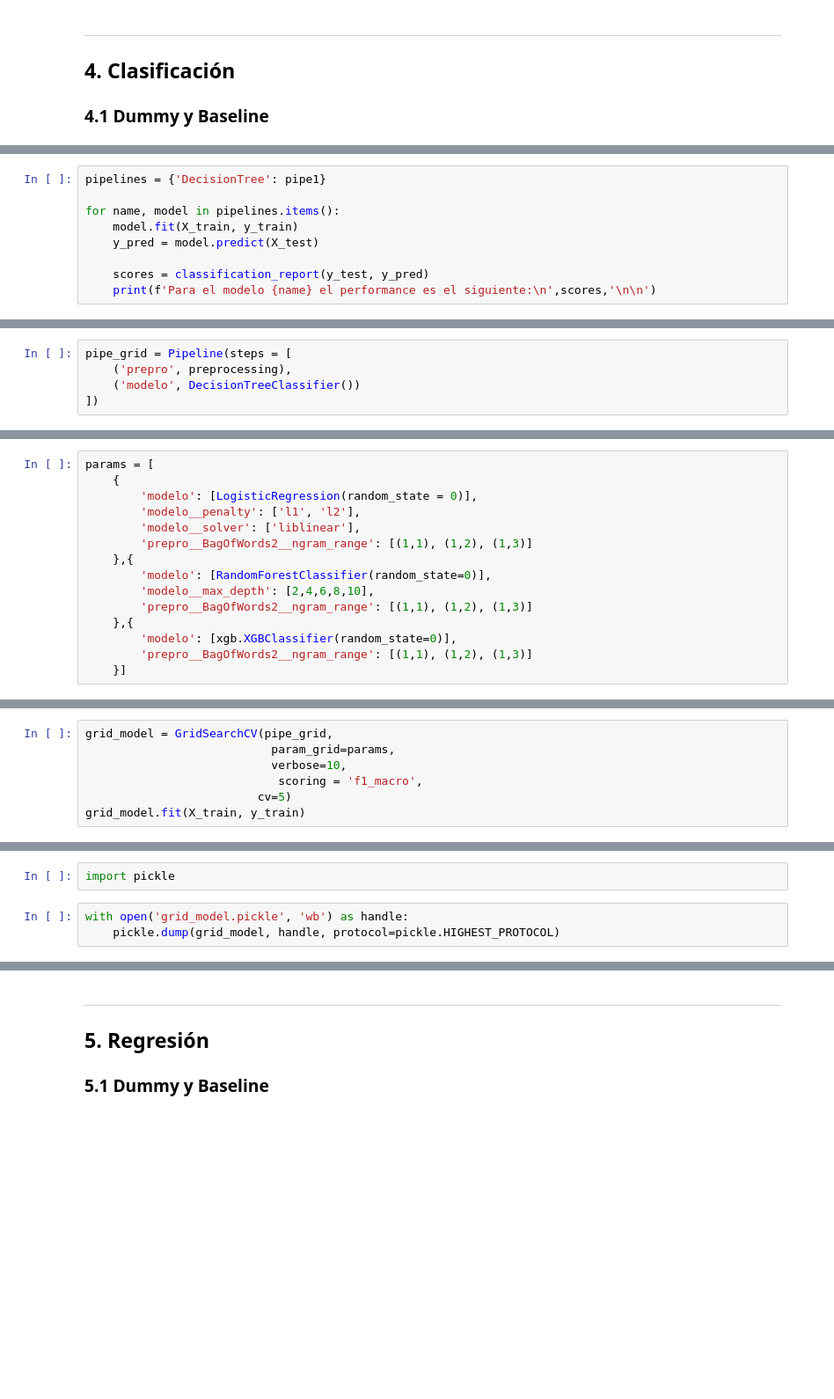
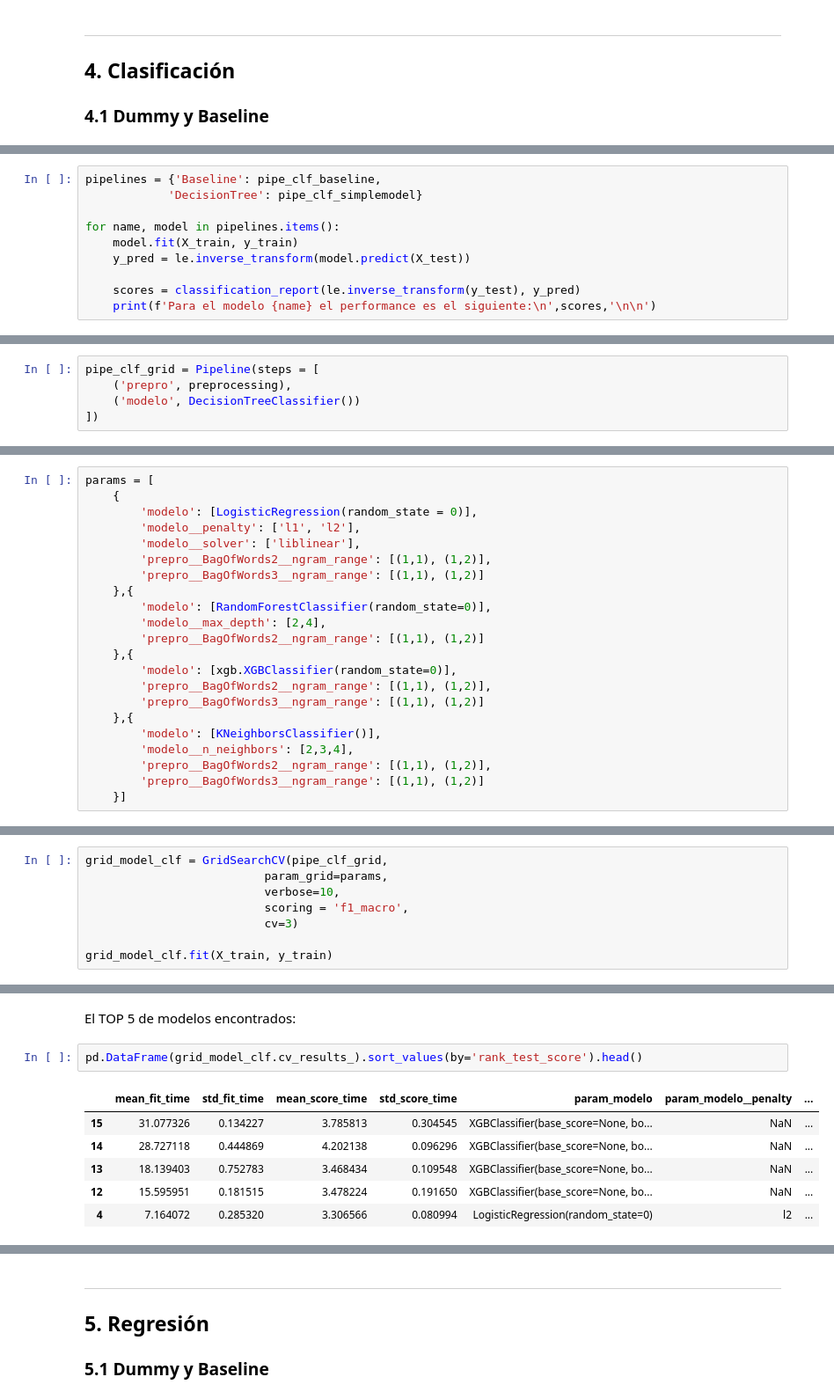
Before and after one commit to felipejorqueradiaz/MDS7202-Laboratorios, a Jupyter notebook: Proyecto/Proyecto_desarrollo.ipynb, the cells around one changed output, grey strips where cells are left out. Shown: that part at 88% size. Drawn from its saved outputs; the diff is of its cells as text; blank space fills up the shorter version.

```diff
--- a/Proyecto/Proyecto_desarrollo.ipynb
+++ b/Proyecto/Proyecto_desarrollo.ipynb
@@ -273,10 +261,11 @@ pipe1 = Pipeline(steps = [
 # %%
-pipelines = {'DecisionTree': pipe1}
+pipelines = {'Baseline': pipe_clf_baseline,
+            'DecisionTree': pipe_clf_simplemodel}
 
 for name, model in pipelines.items():
     model.fit(X_train, y_train)
-    y_pred = model.predict(X_test)
+    y_pred = le.inverse_transform(model.predict(X_test))
 
-    scores = classification_report(y_test, y_pred)
+    scores = classification_report(le.inverse_transform(y_test), y_pred)
     print(f'Para el modelo {name} el performance es el siguiente:\n',scores,'\n\n')
 # %% [output]
@@ -295,5 +297,5 @@ weighted avg       0.40      0.42      0.41      1291
 # %%
-pipe_grid = Pipeline(steps = [
+pipe_clf_grid = Pipeline(steps = [
     ('prepro', preprocessing),
     ('modelo', DecisionTreeClassifier())
 ])
@@ -303,12 +307,19 @@ params = [
         'modelo': [LogisticRegression(random_state = 0)],
         'modelo__penalty': ['l1', 'l2'],
         'modelo__solver': ['liblinear'],
-        'prepro__BagOfWords2__ngram_range': [(1,1), (1,2), (1,3)]
+        'prepro__BagOfWords2__ngram_range': [(1,1), (1,2)],
+        'prepro__BagOfWords3__ngram_range': [(1,1), (1,2)]
     },{
         'modelo': [RandomForestClassifier(random_state=0)],
-        'modelo__max_depth': [2,4,6,8,10],
-        'prepro__BagOfWords2__ngram_range': [(1,1), (1,2), (1,3)]
+        'modelo__max_depth': [2,4],
+        'prepro__BagOfWords2__ngram_range': [(1,1), (1,2)]
     },{
         'modelo': [xgb.XGBClassifier(random_state=0)],
-        'prepro__BagOfWords2__ngram_range': [(1,1), (1,2), (1,3)]
+        'prepro__BagOfWords2__ngram_range': [(1,1), (1,2)],
+        'prepro__BagOfWords3__ngram_range': [(1,1), (1,2)]
+    },{
+        'modelo': [KNeighborsClassifier()],
+        'modelo__n_neighbors': [2,3,4],
+        'prepro__BagOfWords2__ngram_range': [(1,1), (1,2)],
+        'prepro__BagOfWords3__ngram_range': [(1,1), (1,2)]
     }]
@@ -315,8 +328,9 @@ params = [
 # %%
-grid_model = GridSearchCV(pipe_grid,
-                           param_grid=params,
-                           verbose=10,
-                            scoring = 'f1_macro',
-                         cv=5)
-grid_model.fit(X_train, y_train)
+grid_model_clf = GridSearchCV(pipe_clf_grid,
+                          param_grid=params,
+                          verbose=10,
+                          scoring = 'f1_macro',
+                          cv=3)
+
+grid_model_clf.fit(X_train, y_train)
 # %% [output]
@@ -372,6 +388,12 @@ weighted avg       0.44      0.48      0.45      1291
-# %%
-import pickle
-# %%
-with open('grid_model.pickle', 'wb') as handle:
-    pickle.dump(grid_model, handle, protocol=pickle.HIGHEST_PROTOCOL)
+# %% [markdown]
+El TOP 5 de modelos encontrados:
+# %%
+pd.DataFrame(grid_model_clf.cv_results_).sort_values(by='rank_test_score').head()
+# %% [output]
+|  | mean_fit_time | std_fit_time | mean_score_time | std_score_time | param_modelo | param_modelo__penalty | ... |
+| 15 | 31.077326 | 0.134227 | 3.785813 | 0.304545 | XGBClassifier(base_score=None, bo... | NaN | ... |
+| 14 | 28.727118 | 0.444869 | 4.202138 | 0.096296 | XGBClassifier(base_score=None, bo... | NaN | ... |
+| 13 | 18.139403 | 0.752783 | 3.468434 | 0.109548 | XGBClassifier(base_score=None, bo... | NaN | ... |
+| 12 | 15.595951 | 0.181515 | 3.478224 | 0.191650 | XGBClassifier(base_score=None, bo... | NaN | ... |
+| 4 | 7.164072 | 0.285320 | 3.306566 | 0.080994 | LogisticRegression(random_state=0) | l2 | ... |
 # %%
```
Also changed, not shown: parts of 94 cells of this notebook, 5 other files.
